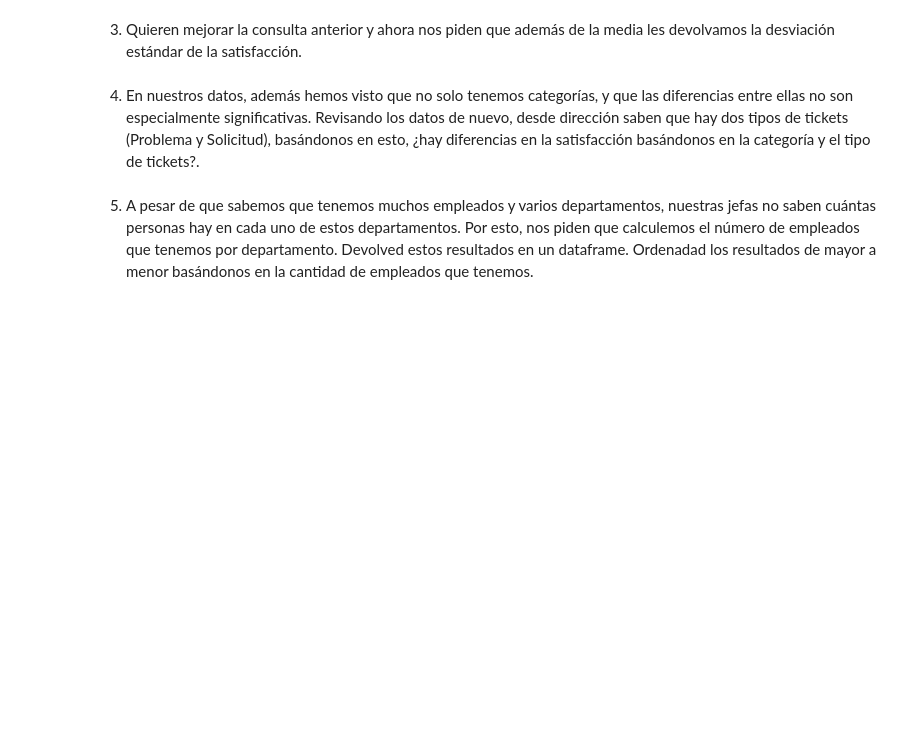
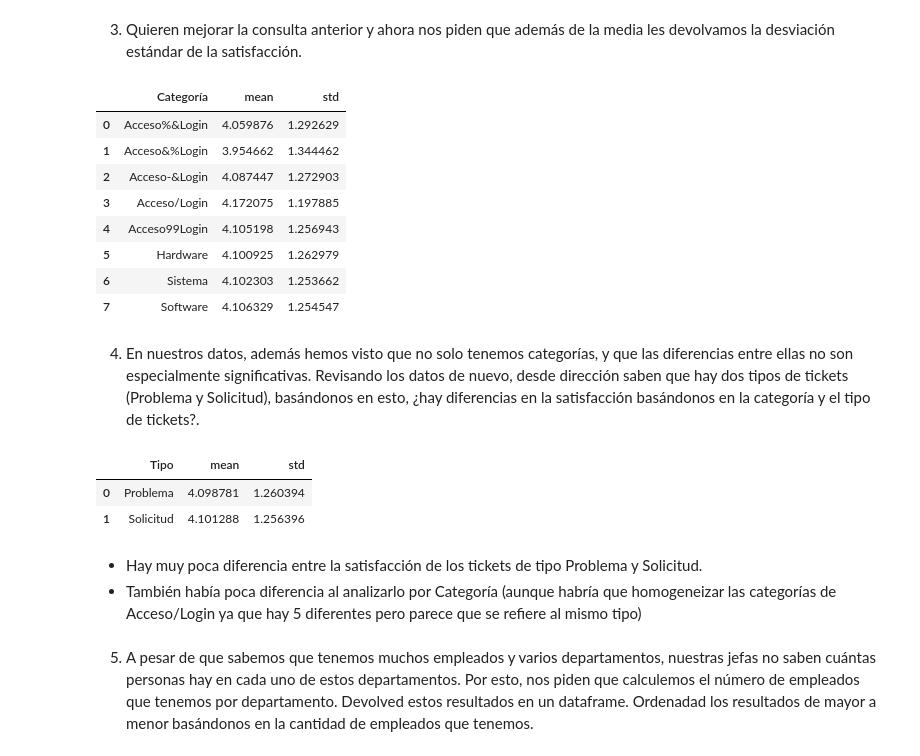
Before and after one commit to Adalab/promo-d-da-modulo2-sprint1-cassia-maitane, a Jupyter notebook: pandas/Pandas-VI-group-by.ipynb, the cells around one changed output. Cells and saved outputs as stored; diff of their text form; code cells hidden in the pictures; blank space fills up the shorter version.

```diff
--- a/pandas/Pandas-VI-group-by.ipynb
+++ b/pandas/Pandas-VI-group-by.ipynb
@@ -10,6 +58,29 @@ Antes de empezar deberemos cargar los 2 creados en el pair programming anterior
 # %% [markdown]
 3. Quieren mejorar la consulta anterior y ahora nos piden que además de la media les devolvamos la desviación estándar de la satisfacción.
+# %%
+df_satis_agg = df_años.groupby('Categoría')['Satisfacción'].agg(['mean','std']).reset_index()
+df_satis_agg
+# %% [output]
+|  | Categoría | mean | std |
+| 0 | Acceso%&Login | 4.059876 | 1.292629 |
+| 1 | Acceso&%Login | 3.954662 | 1.344462 |
+| 2 | Acceso-&Login | 4.087447 | 1.272903 |
+| 3 | Acceso/Login | 4.172075 | 1.197885 |
+| 4 | Acceso99Login | 4.105198 | 1.256943 |
+| 5 | Hardware | 4.100925 | 1.262979 |
+| 6 | Sistema | 4.102303 | 1.253662 |
+| 7 | Software | 4.106329 | 1.254547 |
 # %% [markdown]
 4. En nuestros datos, además hemos visto que no solo tenemos categorías, y que las diferencias entre ellas no son especialmente significativas. Revisando los datos de nuevo, desde dirección saben que hay dos tipos de tickets (Problema y Solicitud), basándonos en esto, ¿hay diferencias en la satisfacción basándonos en la categoría y el tipo de tickets?.
+# %%
+df_satis_tipo = df_años.groupby('Tipo')['Satisfacción'].agg(['mean','std']).reset_index()
+df_satis_tipo
+# %% [output]
+|  | Tipo | mean | std |
+| 0 | Problema | 4.098781 | 1.260394 |
+| 1 | Solicitud | 4.101288 | 1.256396 |
+# %% [markdown]
+- Hay muy poca diferencia entre la satisfacción de los tickets de tipo Problema y Solicitud.
+- También había poca diferencia al analizarlo por Categoría (aunque habría que homogeneizar las categorías de Acceso/Login ya que hay 5 diferentes pero parece que se refiere al mismo tipo)
 # %% [markdown]
 5. A pesar de que sabemos que tenemos muchos empleados y varios departamentos, nuestras jefas no saben cuántas personas hay en cada uno de estos departamentos. Por esto, nos piden que calculemos el número de empleados que tenemos por departamento. Devolved estos resultados en un dataframe. Ordenadad los resultados de mayor a menor basándonos en la cantidad de empleados que tenemos.
```
Also changed, not shown: parts of 12 cells of this notebook.
